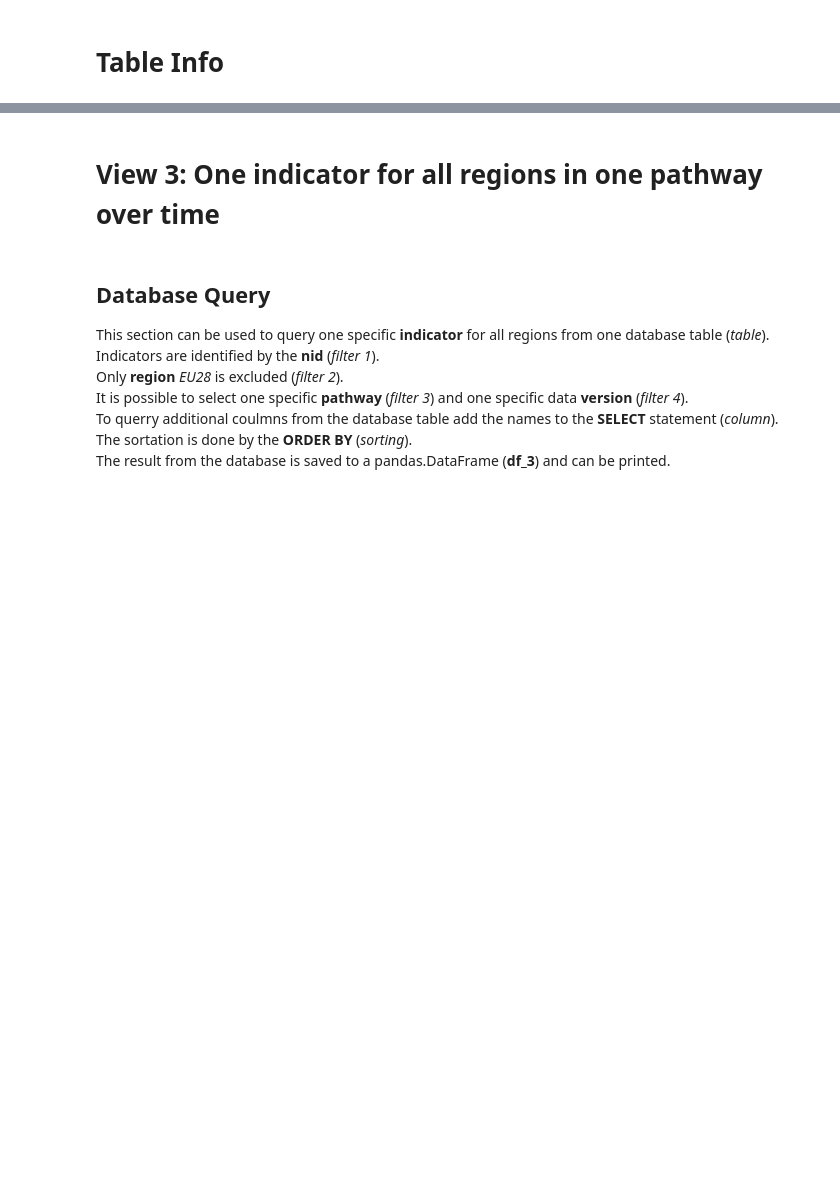
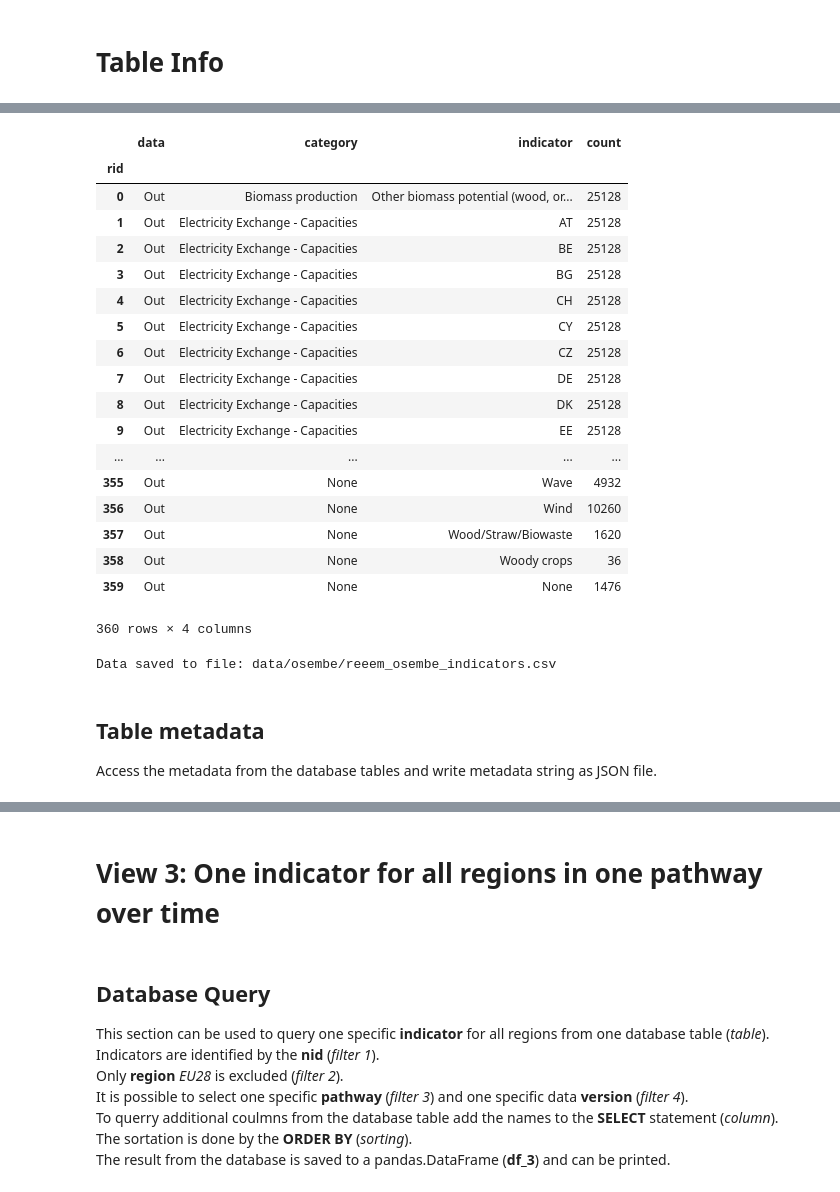
Before and after one commit to ReeemProject/reeem_db, a Jupyter notebook: database_views/reeem_jupyter/reeem_db_plot_OSeMBE.ipynb, the cells around one changed output, grey strips where cells are left out. Drawn from its saved outputs; the diff is of its cells as text; code cells hidden in the pictures; blank space fills up the shorter version.

```diff
--- a/database_views/reeem_jupyter/reeem_db_plot_OSeMBE.ipynb
+++ b/database_views/reeem_jupyter/reeem_db_plot_OSeMBE.ipynb
@@ -252,0 +305,46 @@ df_meta
+# %%
+# Indicators
+column = 'category,indicator' # id, pathway, version, region, year, indicator, category, value, unit
+sql = text("""
+    SELECT  'In' AS data, {3}, count(*) AS count
+    FROM    {0}.{1}
+    GROUP BY {3}
+    UNION ALL
+    SELECT  'Out' AS data, {3}, count(*) AS count
+    FROM    {0}.{2}
+    GROUP BY {3}
+    ORDER BY category, indicator; """.format(schema, table_in, table_out, column))
+df_ind = pd.read_sql_query(sql, con)
+df_ind.index.names = ['rid']
+df_ind
+# %% [output]
+|  | data | category | indicator | count |
+| rid |  |  |  |  |
+| 0 | Out | Biomass production | Other biomass potential (wood, or... | 25128 |
+| 1 | Out | Electricity Exchange - Capacities | AT | 25128 |
+| 2 | Out | Electricity Exchange - Capacities | BE | 25128 |
+| 3 | Out | Electricity Exchange - Capacities | BG | 25128 |
+| 4 | Out | Electricity Exchange - Capacities | CH | 25128 |
+| 5 | Out | Electricity Exchange - Capacities | CY | 25128 |
+| 6 | Out | Electricity Exchange - Capacities | CZ | 25128 |
+| 7 | Out | Electricity Exchange - Capacities | DE | 25128 |
+| 8 | Out | Electricity Exchange - Capacities | DK | 25128 |
+| 9 | Out | Electricity Exchange - Capacities | EE | 25128 |
+| ... | ... | ... | ... | ... |
+| 355 | Out | None | Wave | 4932 |
+| 356 | Out | None | Wind | 10260 |
+| 357 | Out | None | Wood/Straw/Biowaste | 1620 |
+| 358 | Out | None | Woody crops | 36 |
+| 359 | Out | None | None | 1476 |
+360 rows × 4 columns
+# %%
+# Write data as CSV file
+csvname = 'data/{0}/reeem_{0}_indicators.csv'.format(folder)
+df_ind.to_csv(csvname, sep=';')
+print("Data saved to file:", csvname)
+# %% [output]
+Data saved to file: data/osembe/reeem_osembe_indicators.csv
+# %% [markdown]
+## Table metadata
+
+Access the metadata from the database tables and write metadata string as JSON file.<br>
```
Also changed, not shown: parts of 56 cells of this notebook.
